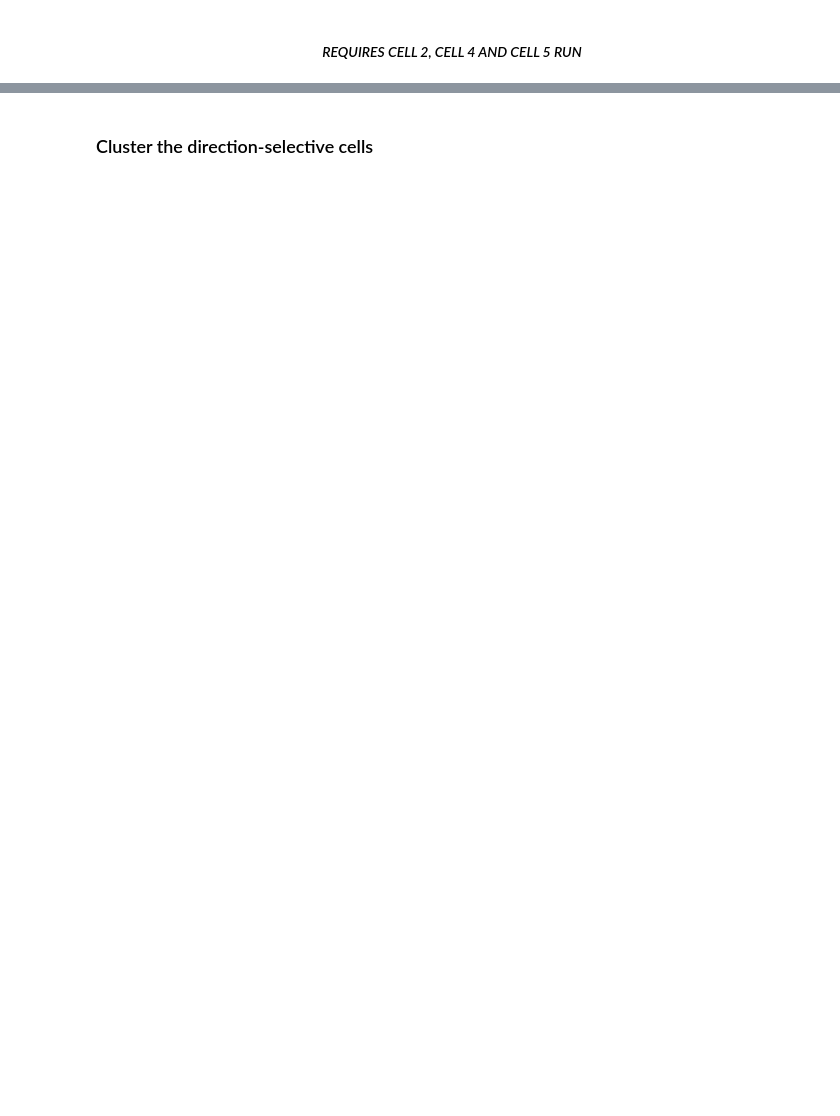
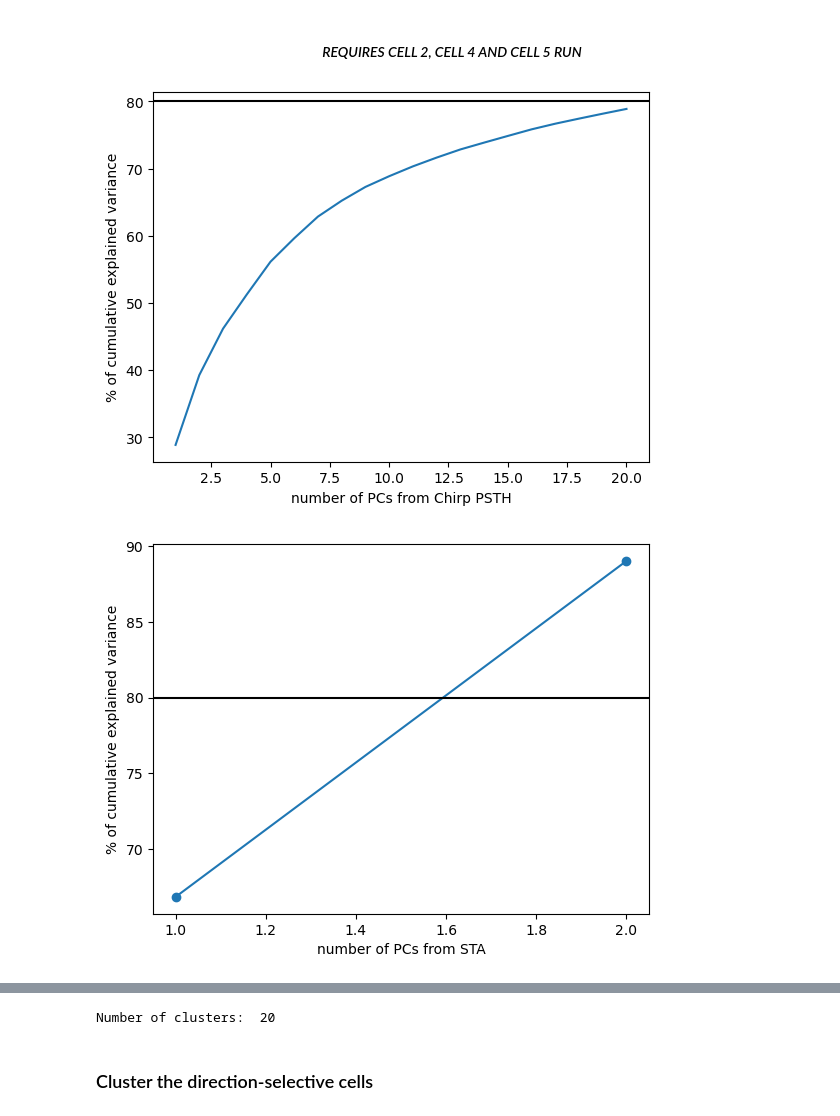
Before and after one commit to retinal-information-processing-lab/Standard_analysis_pipeline, a Jupyter notebook: 4-Chirp+Cell Typing.ipynb, the cells around one changed output, grey strips where cells are left out. Saved outputs shown, nothing was run; the diff lists cells and outputs as text; code cells hidden in the pictures; blank space fills up the shorter version.

```diff
--- a/4-Chirp+Cell Typing.ipynb
+++ b/4-Chirp+Cell Typing.ipynb
@@ -175,19 +202,23 @@ Each group is clustered on its own with Agglomerative Clustering: first the non-
 # %%
 # --- Cluster the NON-direction-selective cells ---
 # Move dist_thres to adapt the dendrogram cut / number of clusters.
-dist_thres_non_ds = 25
-n_components_psth_non_ds = 2     # PCs from the chirp PSTH (aim for ~80% variance)
+dist_thres_non_ds = 32
+n_components_psth_non_ds = 20   # PCs from the chirp PSTH (aim for ~80% variance)
 n_components_sta_tc_non_ds = 2   # PCs from the STA temporal course (2 if checkerboard reliable, else 1)
 sparse = False
+
 
 # run_cell_typing_AC drops cells with a flat/NaN PSTH or STA and returns the kept list,
 # so non_ds_cells is updated to exactly the cells that were clustered.
 psth_z_non_ds, sta_results, model_non_ds, non_ds_cells = utils.run_cell_typing_AC(
     dist_thres_non_ds,
     n_components_psth_non_ds,
     n_components_sta_tc_non_ds,
     cell_data,
     non_ds_cells,
     check_directory,
     sparse,
 )
+# %% [output]
+[figure, added]
+[figure, added]
@@ -194,3 +227,4 @@ psth_z_non_ds, sta_results, model_non_ds, non_ds_cells = utils.run_cell_typing_A
+Number of clusters:  20
 # %% [markdown]
 ### Cluster the direction-selective cells
 # %%
```
Also changed, not shown: parts of 12 cells of this notebook, 13 other files.
